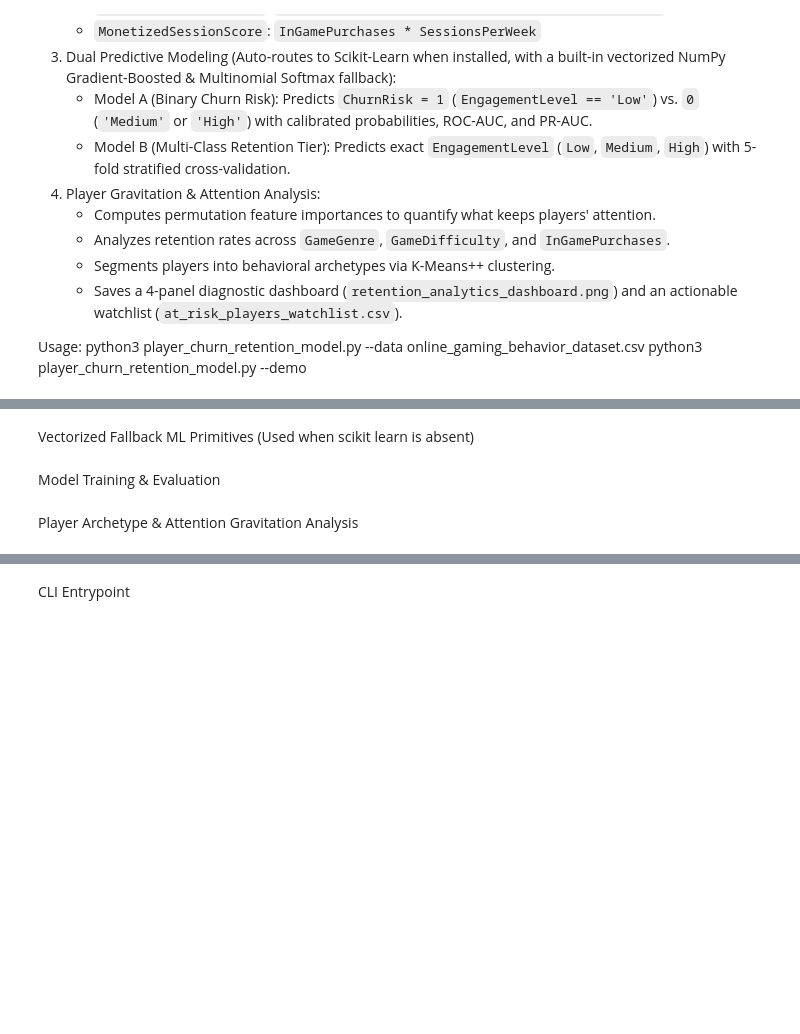
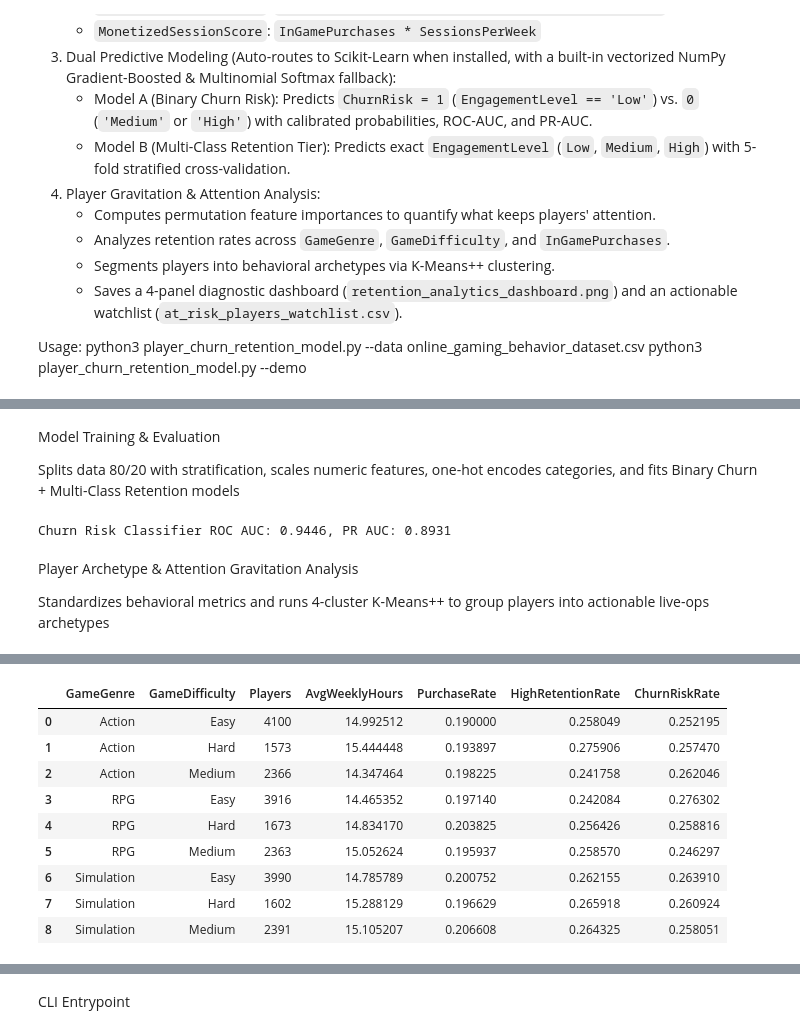
Before and after one commit to OtisPratt/Player-Churn-and-Retention, a Jupyter notebook: Churn&RetentionNB.ipynb, the cells around one changed output, grey strips where cells are left out. Drawn from its saved outputs; the diff is of its cells as text; code cells hidden in the pictures; blank space fills up the shorter version.

```diff
--- a/Churn&RetentionNB.ipynb
+++ b/Churn&RetentionNB.ipynb
@@ -193,2 +225,0 @@ def engineer_behavioral_features(df: pd.DataFrame) -> pd.DataFrame:
-# %% [markdown]
-Vectorized Fallback ML Primitives (Used when scikit learn is absent)
@@ -348,5 +226,7 @@ def kmeans_plusplus_np(X: np.ndarray, k: int = 4, max_iter: int = 100, seed: int
-# %% [markdown]
-Model Training & Evaluation
+# %% [markdown]
+Model Training & Evaluation
+
+Splits data 80/20 with stratification, scales numeric features, one-hot encodes categories, and fits Binary Churn + Multi-Class Retention models
 # %%
 def train_and_evaluate_models(df: pd.DataFrame) -> dict:
     """
@@ -584,8 +464,16 @@ def train_and_evaluate_models(df: pd.DataFrame) -> dict:
         "cm_norm": cm,
         "watchlist": watchlist_sorted,
     }
+
+results = train_and_evaluate_models(df)
+
+print(f"Churn Risk Classifier ROC AUC: {results['roc_auc']:.4f}, PR AUC: {results['pr_auc']:.4f}")
+# %% [output]
+Churn Risk Classifier ROC AUC: 0.9446, PR AUC: 0.8931
-# %% [markdown]
-Player Archetype & Attention Gravitation Analysis
+# %% [markdown]
+Player Archetype & Attention Gravitation Analysis
+
+Standardizes behavioral metrics and runs 4-cluster K-Means++ to group players into actionable live-ops archetypes
 # %%
 def analyze_player_archetypes_and_gravitation(df: pd.DataFrame) -> tuple[pd.DataFrame, pd.DataFrame]:
     """
@@ -648,3 +536,10 @@ def analyze_player_archetypes_and_gravitation(df: pd.DataFrame) -> tuple[pd.Data
     )
 
     return cluster_summary, genre_difficulty_summary
+
+cluster_summary, genre_diff_summary = analyze_player_archetypes_and_gravitation(df)
+
+display(cluster_summary)
+
+display(genre_diff_summary.head(9))
+# %% [output]
@@ -650,0 +551,10 @@ def analyze_player_archetypes_and_gravitation(df: pd.DataFrame) -> tuple[pd.Data
+|  | GameGenre | GameDifficulty | Players | AvgWeeklyHours | PurchaseRate | HighRetentionRate | ChurnRiskRate |
+| 0 | Action | Easy | 4100 | 14.992512 | 0.190000 | 0.258049 | 0.252195 |
+| 1 | Action | Hard | 1573 | 15.444448 | 0.193897 | 0.275906 | 0.257470 |
+| 2 | Action | Medium | 2366 | 14.347464 | 0.198225 | 0.241758 | 0.262046 |
+| 3 | RPG | Easy | 3916 | 14.465352 | 0.197140 | 0.242084 | 0.276302 |
+| 4 | RPG | Hard | 1673 | 14.834170 | 0.203825 | 0.256426 | 0.258816 |
+| 5 | RPG | Medium | 2363 | 15.052624 | 0.195937 | 0.258570 | 0.246297 |
+| 6 | Simulation | Easy | 3990 | 14.785789 | 0.200752 | 0.262155 | 0.263910 |
+| 7 | Simulation | Hard | 1602 | 15.288129 | 0.196629 | 0.265918 | 0.260924 |
+| 8 | Simulation | Medium | 2391 | 15.105207 | 0.206608 | 0.264325 | 0.258051 |
```
Also changed, not shown: parts of 11 cells of this notebook.
